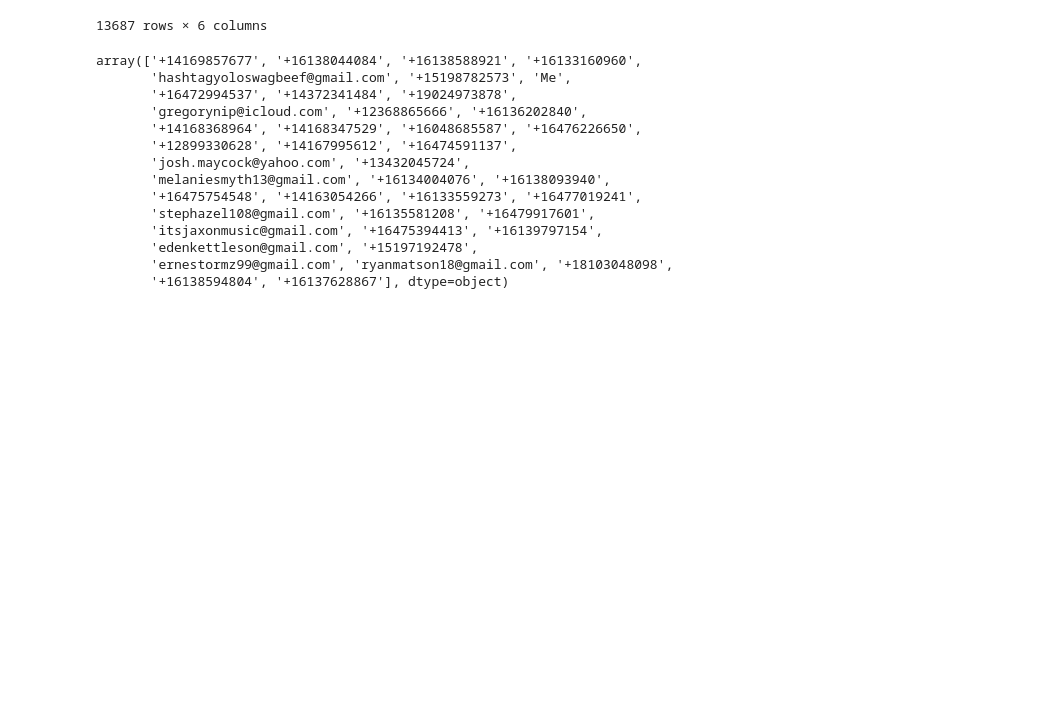
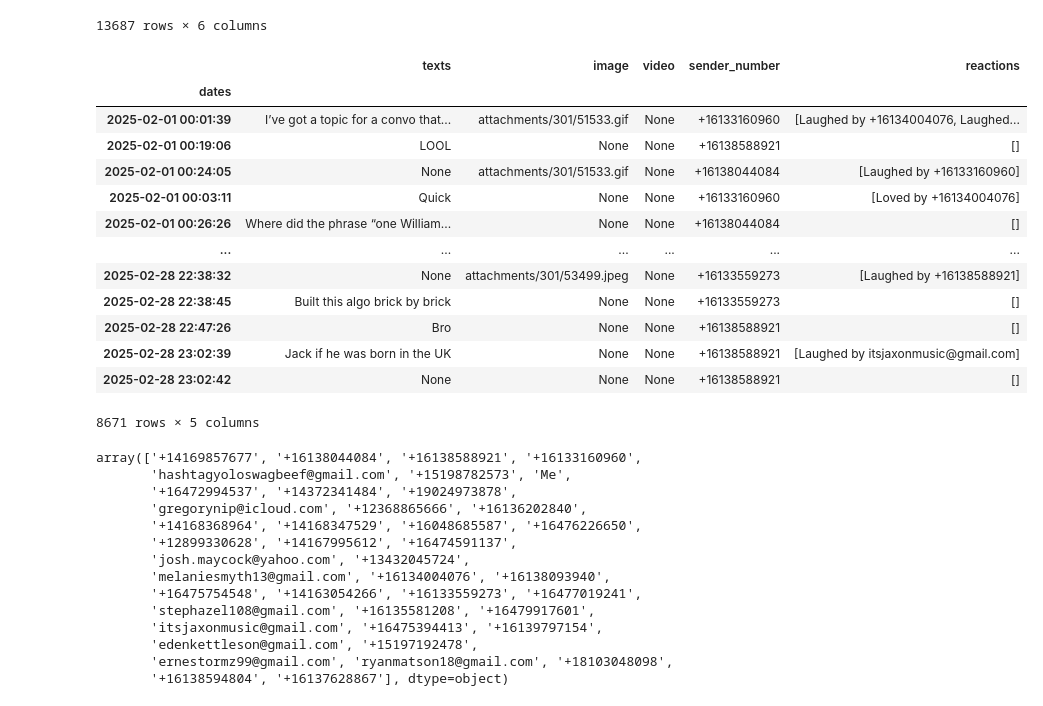
Before and after one commit to taipeik9/john-hole, a Jupyter notebook: john-hole.ipynb, the cells around one changed output. Saved outputs shown, nothing was run; the diff lists cells and outputs as text; code cells hidden in the pictures; blank space fills up the shorter version.

Commit message:
hole update march 1st

```diff
--- a/john-hole.ipynb
+++ b/john-hole.ipynb
@@ -19,7 +19,7 @@ pio.renderers.default = "vscode"
 # %%
 # with open('john-hole.html') as fp:
 #     soup = BeautifulSoup(fp, 'html.parser')
-with open('hole-htmls/john-hole-feb1.html') as f:
+with open('hole-htmls/john-hole-mar1.html') as f:
     html1 = f.read()
 # %%
 def create_df_from_html(html):
@@ -91,6 +91,23 @@ df
 # df.to_json("test.json", orient="records")
 # %%
 df.set_index('dates', inplace=True)
+# %%
+df = df.loc[df.index.month == 2] # ensures only february
+# %% [output]
+|  | texts | image | video | sender_number | reactions |
+| dates |  |  |  |  |  |
+| 2025-02-01 00:01:39 | I’ve got a topic for a convo that... | attachments/301/51533.gif | None | +16133160960 | [Laughed by +16134004076, Laughed... |
+| 2025-02-01 00:19:06 | LOOL | None | None | +16138588921 | [] |
+| 2025-02-01 00:24:05 | None | attachments/301/51533.gif | None | +16138044084 | [Laughed by +16133160960] |
+| 2025-02-01 00:03:11 | Quick | None | None | +16133160960 | [Loved by +16134004076] |
+| 2025-02-01 00:26:26 | Where did the phrase “one William... | None | None | +16138044084 | [] |
+| ... | ... | ... | ... | ... | ... |
+| 2025-02-28 22:38:32 | None | attachments/301/53499.jpeg | None | +16133559273 | [Laughed by +16138588921] |
+| 2025-02-28 22:38:45 | Built this algo brick by brick | None | None | +16133559273 | [] |
+| 2025-02-28 22:47:26 | Bro | None | None | +16138588921 | [] |
+| 2025-02-28 23:02:39 | Jack if he was born in the UK | None | None | +16138588921 | [Laughed by itsjaxonmusic@gmail.com] |
+| 2025-02-28 23:02:42 | None | None | None | +16138588921 | [] |
+8671 rows × 5 columns
 # %%
 df.sender_number.unique()
 # %% [output]
```
Also changed, not shown: parts of 1 cell of this notebook, 38 other files.
